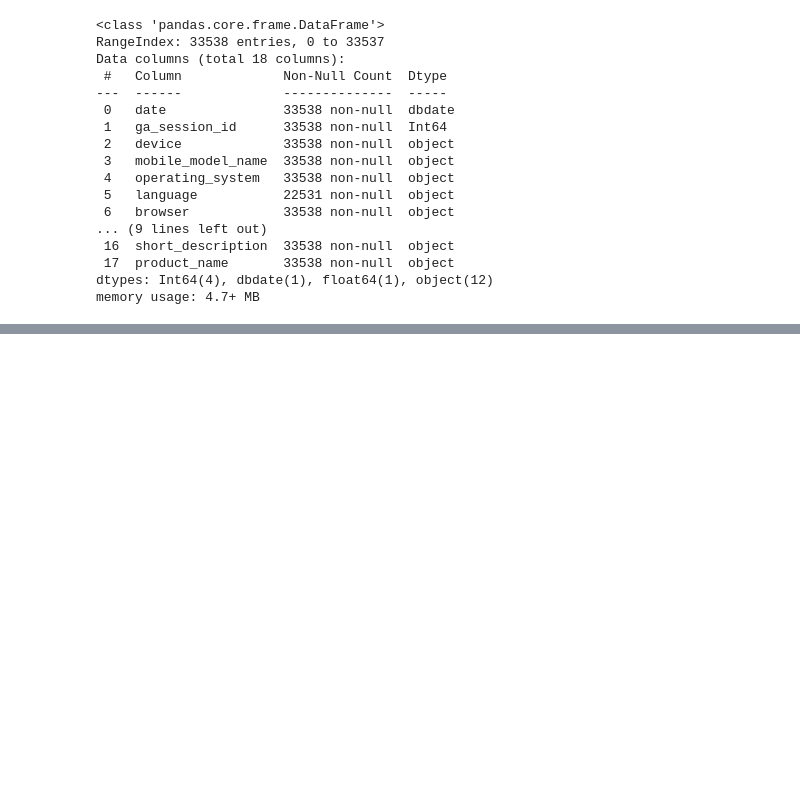
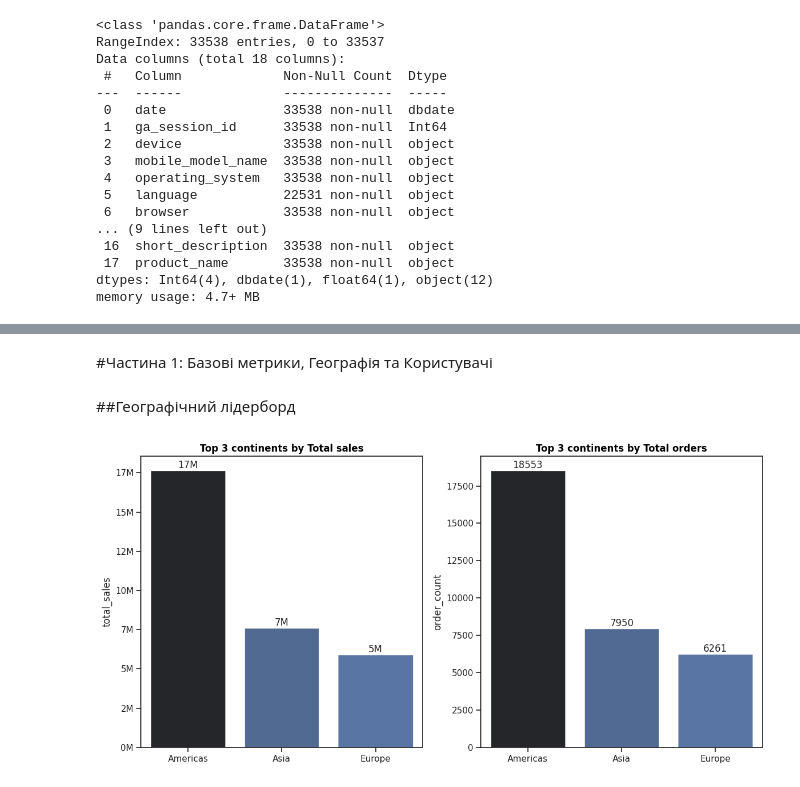
Before and after one commit to DenysovOleksii/Data-Driven-Retail-Analysis-SQL-Python-Tableau, a Jupyter notebook: Ecommerce_Sales_Analysis.ipynb, the cells around one changed output, grey strips where cells are left out. Cells and saved outputs as stored; diff of their text form; code cells hidden in the pictures; blank space fills up the shorter version.

```diff
--- a/Ecommerce_Sales_Analysis.ipynb
+++ b/Ecommerce_Sales_Analysis.ipynb
@@ -55,0 +86,28 @@ memory usage: 4.7+ MB
+# %% [markdown]
+#Частина 1: Базові метрики, Географія та Користувачі
+# %% [markdown]
+##Географічний лідерборд
+# %%
+#Топ 3 континенти по продажам та кількістю замовлень
+
+df_top3_cont=df.groupby("continent").agg(
+    total_sales=("price", "sum"),
+    order_count=("ga_session_id", "count")
+).sort_values(by="total_sales", ascending=False).reset_index().head(3)
+sns.set_theme(style="ticks")
+fig,ax=plt.subplots(1,2,figsize=(12,6))
+plot=sns.barplot(data=df_top3_cont,x="continent",y="total_sales", hue="total_sales",palette="dark:b_r",ax=ax[0],legend=False)
+ax[0].set_title("Top 3 continents by Total sales",fontsize=12,fontweight="bold",color="Black",ha="center")
+ax[0].yaxis.set_major_formatter(plt.FuncFormatter(lambda x,_:f"{int(x/1000000)}M"))
+ax[0].set_xlabel("")
+for bar in plot.containers:
+  plot.bar_label(bar,fmt=plt.FuncFormatter(lambda x,_:f"{int(x/1000000)}M"))
+plot2=sns.barplot(data=df_top3_cont,x="continent",y="order_count", hue="order_count",palette="dark:b_r",ax=ax[1],legend=False)
+ax[1].set_title("Top 3 continents by Total orders",fontsize=12,fontweight="bold",color="Black",ha="center")
+ax[1].set_xlabel("")
+for bar in plot2.containers:
+  plot2.bar_label(bar)
+plt.tight_layout()
+plt.show()
+# %% [output]
+[figure, added]
```
Also changed, not shown: parts of 10 cells of this notebook.
